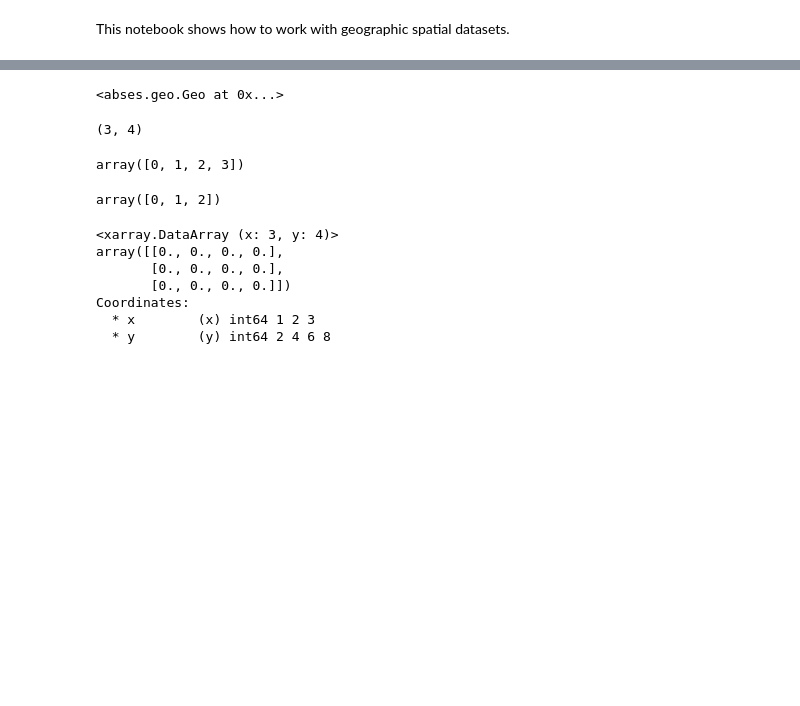
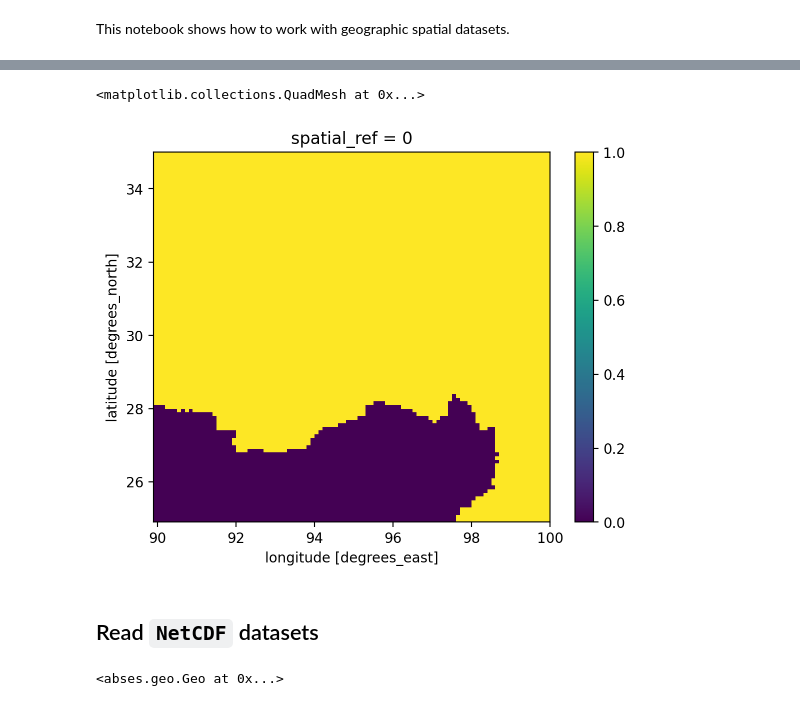
Before and after one commit to ABSESpy/ABSESpy, a Jupyter notebook: docs/notebooks/nature/geodata.ipynb, the cells around one changed output, grey strips where cells are left out. Saved outputs shown, nothing was run; the diff lists cells and outputs as text; code cells hidden in the pictures; blank space fills up the shorter version.

```diff
--- a/docs/notebooks/nature/geodata.ipynb
+++ b/docs/notebooks/nature/geodata.ipynb
@@ -19,0 +40,10 @@ plt.rcParams['axes.facecolor'] = 'white'
+# %%
+import rioxarray
+
+clipped = model.nature.accessible.rio.clip_box(miny=25, maxy=35, minx=90, maxx=100)
+clipped.plot()
+# %% [output]
+<matplotlib.collections.QuadMesh at 0x...>
+[figure, added]
+# %% [markdown]
+## Read `NetCDF` datasets
@@ -24,26 +60,3 @@ geo = Geo(1)
 geo
 # %% [output]
 <abses.geo.Geo at 0x...>
-# %%
-geo.setup_from_shape((3, 4))
-
-geo.x
-geo.y
-# %% [output]
-(3, 4)
-array([0, 1, 2, 3])
-array([0, 1, 2])
-# %%
-import xarray as xr
-
-data = np.zeros((3, 4))
-data = xr.DataArray(data=data, coords={'x': [1, 2, 3], 'y': [2, 4, 6, 8]})
-data
-# %% [output]
-<xarray.DataArray (x: 3, y: 4)>
-array([[0., 0., 0., 0.],
-       [0., 0., 0., 0.],
-       [0., 0., 0., 0.]])
-Coordinates:
-  * x        (x) int64 1 2 3
-  * y        (y) int64 2 4 6 8
```
Also changed, not shown: parts of 18 cells of this notebook, 3 other files.
